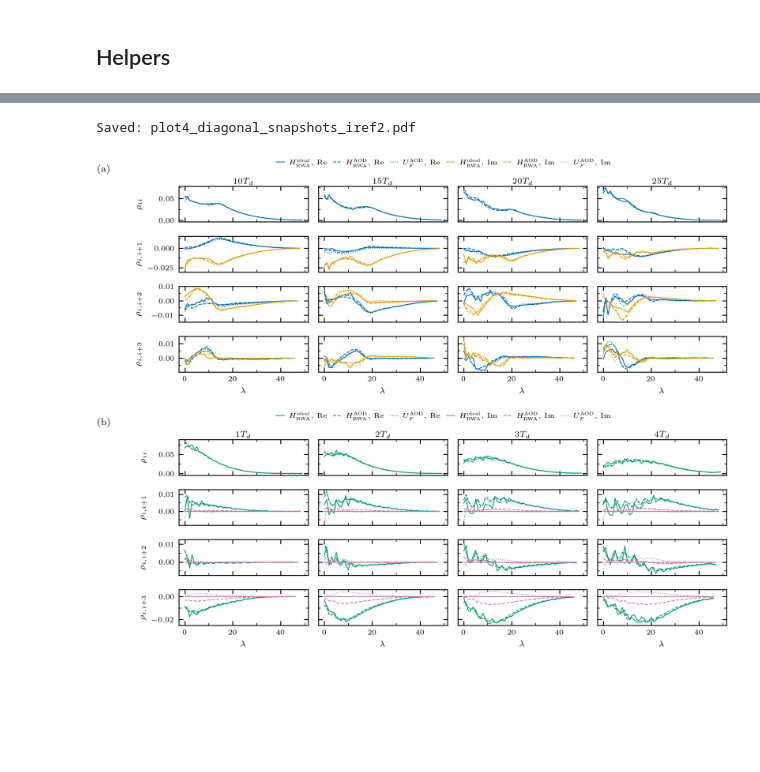
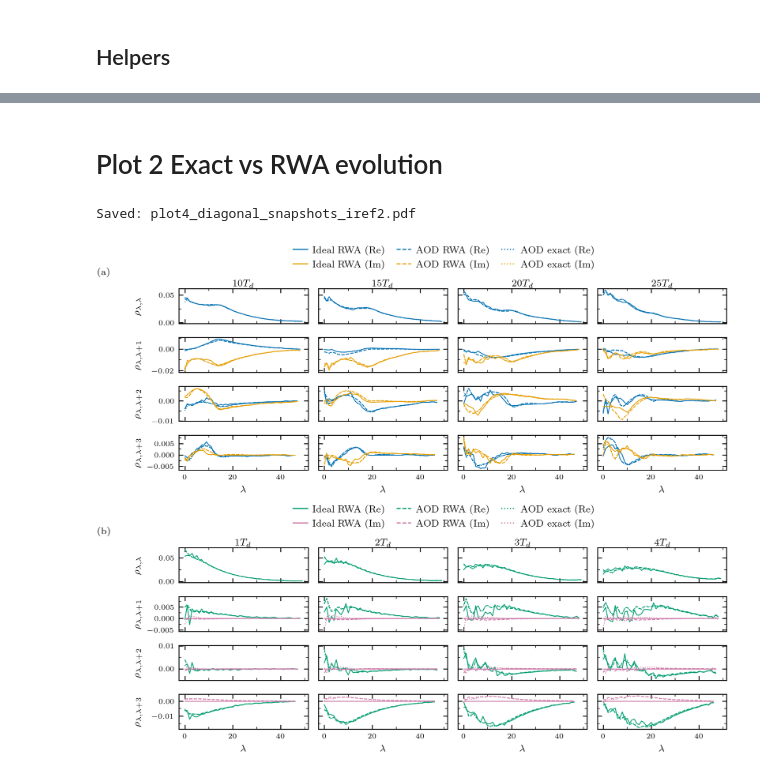
Before and after one commit to louislammertyn/Numerics_Tomography_Harmonic_Trap, a Jupyter notebook: python_files/fl_plots.ipynb, the cells around one changed output, grey strips where cells are left out. Drawn from its saved outputs; the diff is of its cells as text; code cells hidden in the pictures; blank space fills up the shorter version.

Commit message:
fl_plots update and AOD_measured ham data and plots

```diff
--- a/python_files/fl_plots.ipynb
+++ b/python_files/fl_plots.ipynb
@@ -135,2 +115,13 @@ Saved: plot1_diagonal_errors_iref2.pdf
 
 Real and imaginary parts of the first `N_DIAG` diagonals of $H_\mathrm{fl}$, comparing ideal vs AOD, for each drive.
+# %%
+Hs = _load(f"ideal_vs_aod_elements_iref{k}.npy")   # (4, L, L) complex
+print(Hs)
+H_ideal =Hs["H_fl_ideal"]
+H_sd= Hs["H_fl_sd"]
+print(Hs)
+H_aod_measured = Hs["H_fl_AOD_m_sd"]
+H_ideal_2d= Hs["H_fl_ideal_2d"]
+H_2d =  Hs[" H_fl_2d"]
+L    = H_ideal.shape[0]
+site = np.arange(L)
@@ -380,5 +227,7 @@ Saved: plot3_unitary_matrix_elements_iref2.pdf
+# %% [markdown]
+# Plot 2 Exact vs RWA evolution
 # %%
-# ── Plot 4 — diagonal snapshots, panels (a) and (b) ─────────────────────────
+# ── Plot 2 — diagonal snapshots, panels (a) and (b) ─────────────────────────
 SUBSET_NS = [[10, 15, 20, 25],[1,2,3,4]]
 js       = range(4)
 k        = 2
@@ -395,7 +244,7 @@ for mode, ic, jc in modes:
 from matplotlib.lines import Line2D
 
 fig = plt.figure(figsize=(Ns * PRL_COL * 0.6, 4 * PRL_COL * 0.42))
-subfigs = fig.subfigures(2, 1, hspace=0.05)
+subfigs = fig.subfigures(2, 1, hspace=0.1)
 
 panel_labels = ["(a)", "(b)"]
 
@@ -413,20 +262,23 @@ for panel_idx, ((mode, ic, jc), subfig) in enumerate(zip(modes, subfigs)):
 
 
     legend_handles = [
-        Line2D([0], [0], color=PALETTE[ic], lw=0.7, ls="-",  label=r"$H_\mathrm{RWA}^\mathrm{ideal}$, Re"),
-        Line2D([0], [0], color=PALETTE[ic], lw=0.7, ls="--", label=r"$H_\mathrm{RWA}^\mathrm{AOD}$, Re"),
-        Line2D([0], [0], color=PALETTE[ic], lw=0.7, ls=":",  label=r"$U_F^\mathrm{AOD}$, Re"),
-        Line2D([0], [0], color=PALETTE[jc], lw=0.7, ls="-",  label=r"$H_\mathrm{RWA}^\mathrm{ideal}$, Im"),
-        Line2D([0], [0], color=PALETTE[jc], lw=0.7, ls="--", label=r"$H_\mathrm{RWA}^\mathrm{AOD}$, Im"),
-        Line2D([0], [0], color=PALETTE[jc], lw=0.7, ls=":",  label=r"$U_F^\mathrm{AOD}$, Im"),
+        Line2D([0], [0], color=PALETTE[ic], lw=0.9, ls="-",  label=r"Ideal RWA (Re)"),
+        Line2D([0], [0], color=PALETTE[jc], lw=0.9, ls="-",  label=r"Ideal RWA (Im)"),
+        Line2D([0], [0], color=PALETTE[ic], lw=0.9, ls="--", label=r"AOD RWA (Re)"),
+        Line2D([0], [0], color=PALETTE[jc], lw=0.9, ls="--", label=r"AOD RWA (Im)"),
+        Line2D([0], [0], color=PALETTE[ic], lw=0.9, ls=":",  label=r"AOD exact (Re)"),
+        Line2D([0], [0], color=PALETTE[jc], lw=0.9, ls=":",  label=r"AOD exact (Im)"),
     ]
     subfig.legend(
         handles=legend_handles,
         loc="upper center",
-        bbox_to_anchor=(0.5, 1.02),
-        ncol=6,
-        fontsize=5.5, frameon=False,
-        handlelength=1.2, columnspacing=0.8,
+        bbox_to_anchor=(0.5, 1.1),   # push it further above the axes
+        ncol=3,                        # two rows instead of one squished row
+        fontsize=8,                    # was 5.5
+        frameon=False,
+        handlelength=1.5,
+        columnspacing=1.2,
+        handletextpad=0.5,
     )
 
     for col, n in enumerate(SUBSET_NS[panel_idx]):
@@ -443,54 +295,35 @@ for panel_idx, ((mode, ic, jc), subfig) in enumerate(zip(modes, subfigs)):
             ax.plot(xs, d_aod,       color=PALETTE[ic], lw=0.7, ls=":")
 
             if j > 0:
                 ax.plot(xs, np.imag(np.diag(rho_ideal[n],     j)),
                         color=PALETTE[jc], lw=0.7, ls="-")
                 ax.plot(xs, np.imag(np.diag(rho_ideal_aod[n], j)),
                         color=PALETTE[jc], lw=0.7, ls="--")
                 ax.plot(xs, np.imag(np.diag(rho_aod[n],       j)),
                         color=PALETTE[jc], lw=0.7, ls=":")
 
             if row == 0:
-                ax.set_title(rf"${n}T_d$", fontsize=7, pad=2)
+                ax.set_title(rf"${n}T_d$", fontsize=8, pad=2)
             if row == len(js) - 1:
-                ax.set_xlabel(r"$\lambda$", fontsize=7)
+                ax.set_xlabel(r"$\lambda$", fontsize=8)
             if col == 0:
-                label = r"$\rho_{ii}$" if j == 0 else rf"$\rho_{{i,i+{j}}}$"
-                ax.set_ylabel(label, fontsize=7)
+                label = r"$\rho_{\lambda,\lambda}$" if j == 0 else rf"$\rho_{{\lambda,\lambda+{j}}}$"
+                ax.set_ylabel(label, fontsize=8)
 
             ax.tick_params(labelsize=6)
             _ticks(ax)
 
     subfig.align_ylabels(axes[:, 0])
 
     # panel label top-left of each subfigure
     subfig.text(0.01, 0.97, panel_labels[panel_idx],
                 fontsize=8, fontweight="bold",
                 va="top", ha="left", transform=subfig.transSubfigure)
 
-# single shared legend at the very top
-# legend_handles = [
-#     Line2D([0], [0], color="k", lw=0.7, ls="-",  label=r"RWA ideal"),
-#     Line2D([0], [0], color="k", lw=0.7, ls="--", label=r"RWA AOD"),
-#     Line2D([0], [0], color="k", lw=0.7, ls=":",  label=r"AOD exact"),
-#     Line2D([0], [0], color=PALETTE[0], lw=0.7, ls="-", label=r""),
-#     Line2D([0], [0], color=PALETTE[0], lw=0.7, ls="-", label=r"Re"),
-#     Line2D([0], [0], color=PALETTE[1], lw=0.7, ls="-", label=r""),
-#     Line2D([0], [0], color=PALETTE[1], lw=0.7, ls="-", label=r"Im"),
-
-# ]
-# fig.legend(
-#     handles=legend_handles,
-#     loc="upper center",
-#     bbox_to_anchor=(0.5, 1.01),
-#     ncol=5,
-#     fontsize=5.5, frameon=False,
-#     handlelength=1.2, columnspacing=0.8,
-# )
 
 
 _save(fig, f"plot4_diagonal_snapshots_iref{k}.pdf")
 plt.show()
 # %% [output]
 Saved: plot4_diagonal_snapshots_iref2.pdf
-[figure, old version]
+[figure, new version]
```
Also changed, not shown: parts of 12 cells of this notebook, 9 other files.
